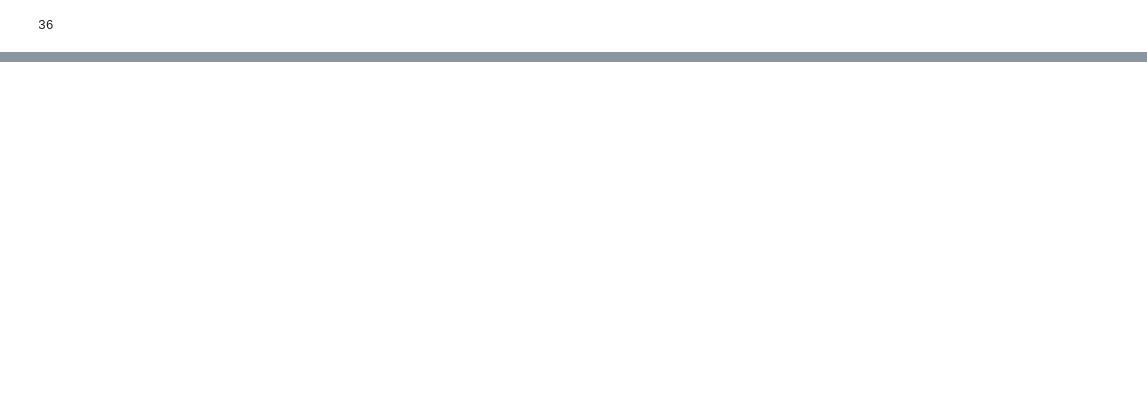
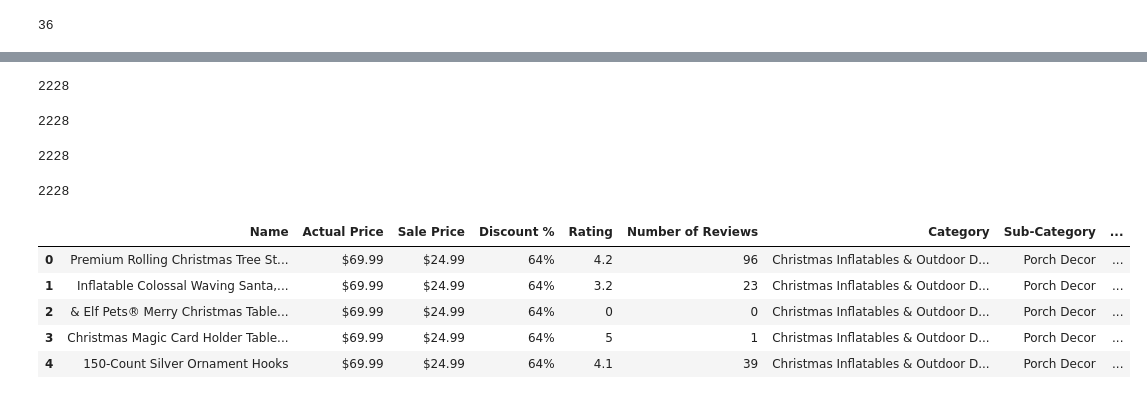
Before and after one commit to Cabone01/Winter_2023_Analyst, a Jupyter notebook: At_Home_Item_Scraping.ipynb, the cells around one changed output, grey strips where cells are left out. Cells and saved outputs as stored; diff of their text form; code cells hidden in the pictures; blank space fills up the shorter version.

```diff
--- a/At_Home_Item_Scraping.ipynb
+++ b/At_Home_Item_Scraping.ipynb
@@ -20,7 +20,9 @@ opt.add_argument("--disable-gpu")
 opt.add_argument("--disable-dev-shm-usage")
 opt.add_argument("--no-sandbox")
 #opt.add_argument("--start-maximized")
-#opt.add_argument("--headless=new")
+user_agent = 'Mozilla/5.0 (Windows NT 10.0; Win64; x64) AppleWebKit/537.36 (KHTML, like Gecko) Chrome/83.0.4103.116 Safari/537.36'
+opt.add_argument(f'user-agent={user_agent}')
+opt.add_argument("--headless=new")
 #driver = webdriver.Chrome(options=opt)
 #url = "https://www.walmart.com/search?q=thanksgiving+decorations&typeahead=thank&affinityOverride=default"
 #url = "https://www.target.com/s?searchTerm=christmas+decorations&category=0%7CAll%7Cmatchallpartial%7Call+categories&tref=typeahead%7Cterm%7C0%7Cchristmas+decorations%7Cchristmas+decorations%7C%7C%7Cservice%7C%7C%7C%7C%7Cfacets_sb&searchTermRaw=christmas+de"
@@ -75,7 +77,7 @@ else:
 # %% [output]
 Empty
 # %%
-#main_area = soup.find(class_="row my-md-4 gallery-buybox-wrapper")
+main_area = soup.find(class_="row my-md-4 gallery-buybox-wrapper")
 # %%
 #main_area.find(class_="regular-price active-price").text.strip()
 # %%
@@ -144,10 +150,13 @@ for i in range(runs, loop_repeats + 1):
         for j in links[runs*100:runs*100+100]:
 
             driver = webdriver.Chrome(options=opt)
-            driver.get(links[0])
+            driver.get(j)
             wait = WebDriverWait(driver, 20)
 
-            wait.until(EC.visibility_of_element_located((By.XPATH, '//div[@class="row my-md-4 gallery-buybox-wrapper"]')))
+            try:
+                wait.until(EC.visibility_of_element_located((By.XPATH, '//div[@class="row my-md-4 gallery-buybox-wrapper"]')))
+            except TimeoutException:
+                continue
             page = driver.page_source
             soup = BeautifulSoup(page, "lxml")
 
@@ -230,0 +283,28 @@ Stacktrace:
+# %%
+len(rating)
+# %% [output]
+2228
+# %%
+len(category)
+# %% [output]
+2228
+# %%
+len(sub_category)
+# %% [output]
+2228
+# %%
+len(brand)
+# %% [output]
+2228
+# %%
+data = {"Name": name, "Actual Price": actual_price, "Sale Price": sale_price, "Discount %": percent_off, "Rating": rating, "Number of Reviews": review_count, "Category": category, "Sub-Category": sub_category, "Brand": brand}
+# %%
+df = pd.DataFrame.from_dict(data)
+df.head()
+# %% [output]
+|  | Name | Actual Price | Sale Price | Discount % | Rating | Number of Reviews | Category | Sub-Category | ... |
+| 0 | Premium Rolling Christmas Tree St... | $69.99 | $24.99 | 64% | 4.2 | 96 | Christmas Inflatables & Outdoor D... | Porch Decor | ... |
+| 1 | Inflatable Colossal Waving Santa,... | $69.99 | $24.99 | 64% | 3.2 | 23 | Christmas Inflatables & Outdoor D... | Porch Decor | ... |
+| 2 | & Elf Pets® Merry Christmas Table... | $69.99 | $24.99 | 64% | 0 | 0 | Christmas Inflatables & Outdoor D... | Porch Decor | ... |
+| 3 | Christmas Magic Card Holder Table... | $69.99 | $24.99 | 64% | 5 | 1 | Christmas Inflatables & Outdoor D... | Porch Decor | ... |
+| 4 | 150-Count Silver Ornament Hooks | $69.99 | $24.99 | 64% | 4.1 | 39 | Christmas Inflatables & Outdoor D... | Porch Decor | ... |
```
Also changed, not shown: parts of 14 cells of this notebook, 1 other file.
